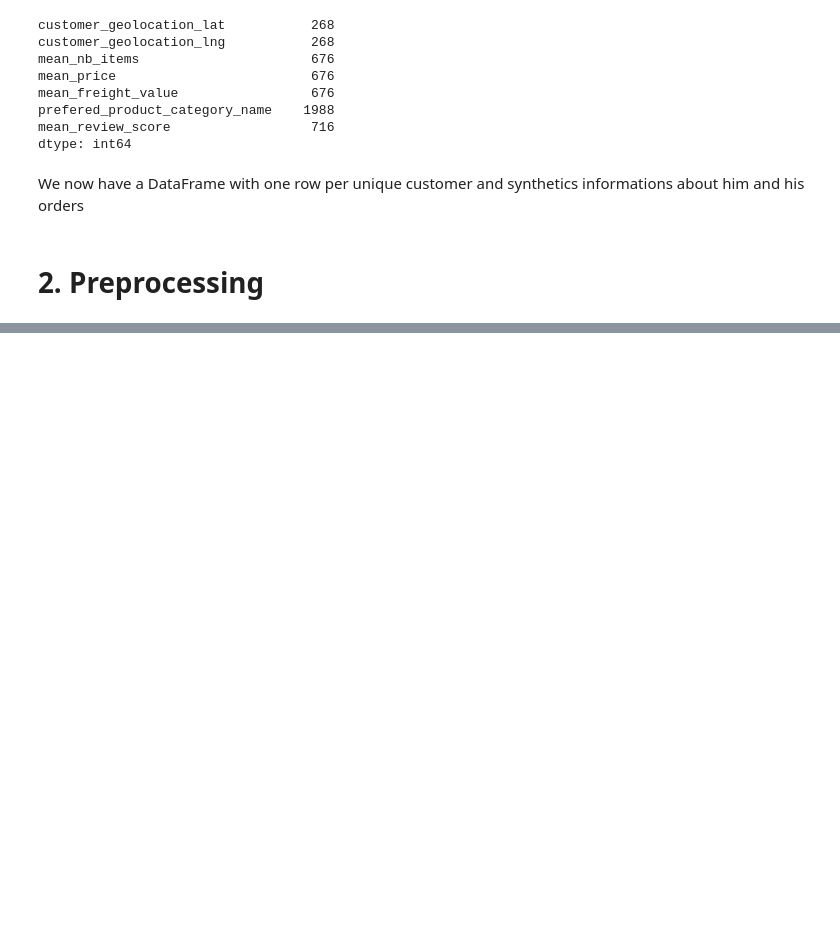
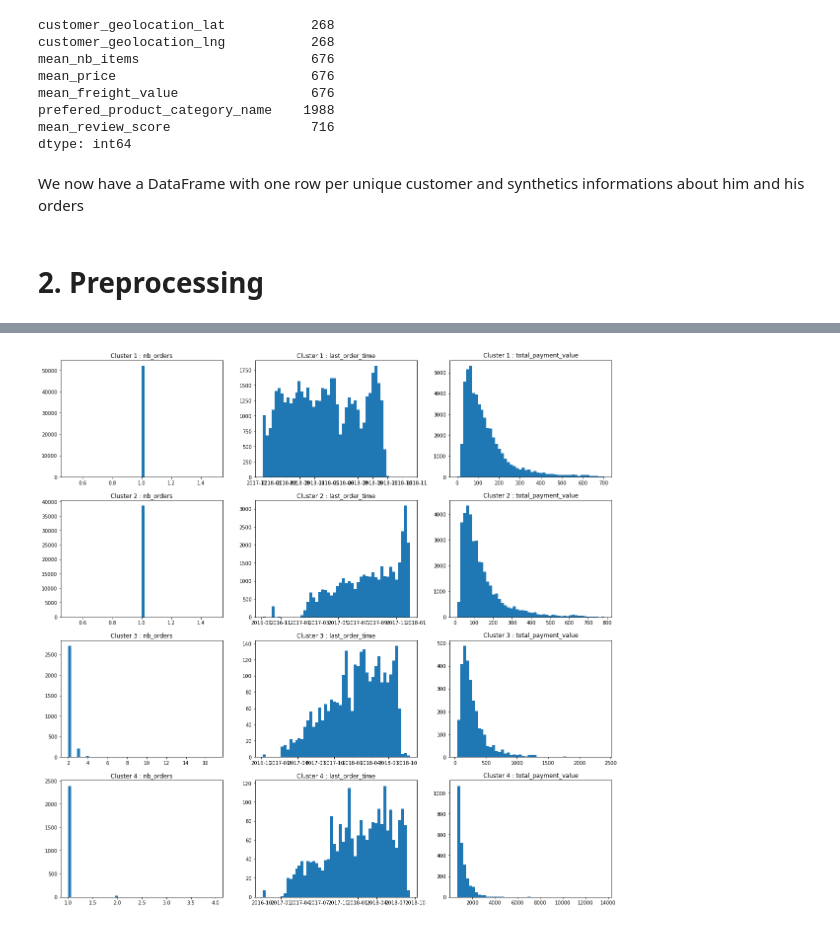
Before and after one commit to RobinPbt/P5-Openclassrooms, a Jupyter notebook: P5_modeling.ipynb, the cells around one changed output, grey strips where cells are left out. Drawn from its saved outputs; the diff is of its cells as text; code cells hidden in the pictures; blank space fills up the shorter version.

```diff
--- a/P5_modeling.ipynb
+++ b/P5_modeling.ipynb
@@ -750,0 +549,6 @@ datetime.datetime(2017, 5, 16, 15, 5, 35, tzinfo=datetime.timezone.utc)
+# %%
+# Visualisation of distribution of variables for each cluster
+
+plot_variables_distributions_clusters(selected_model, X_simplified)
+# %% [output]
+[figure, added]
```
Also changed, not shown: parts of 88 cells of this notebook, 1 other file.
